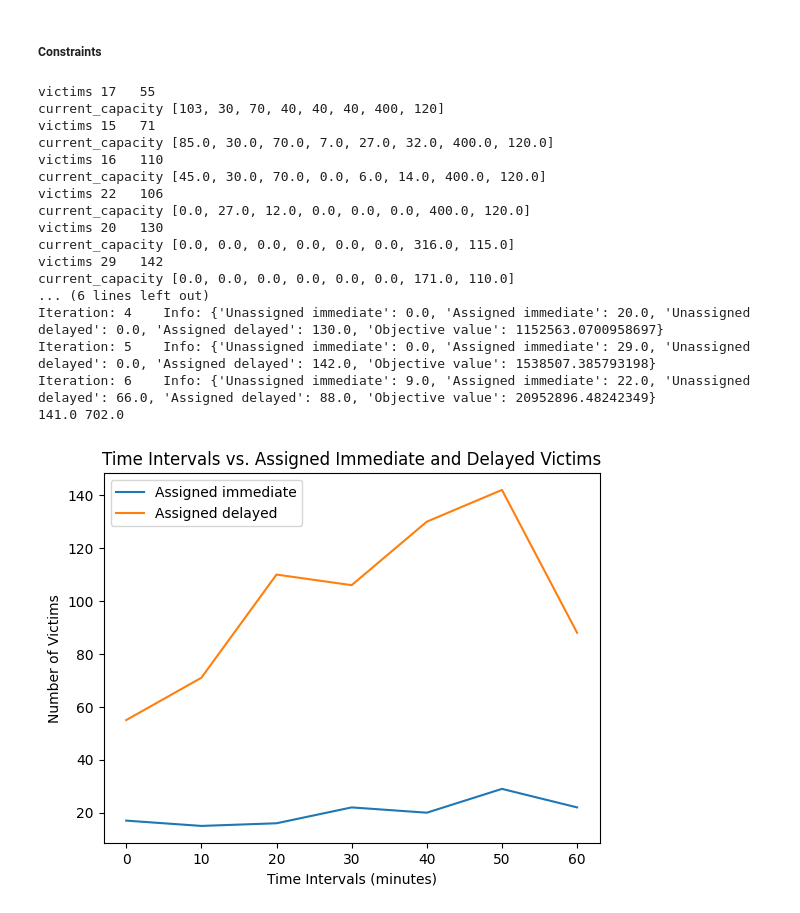
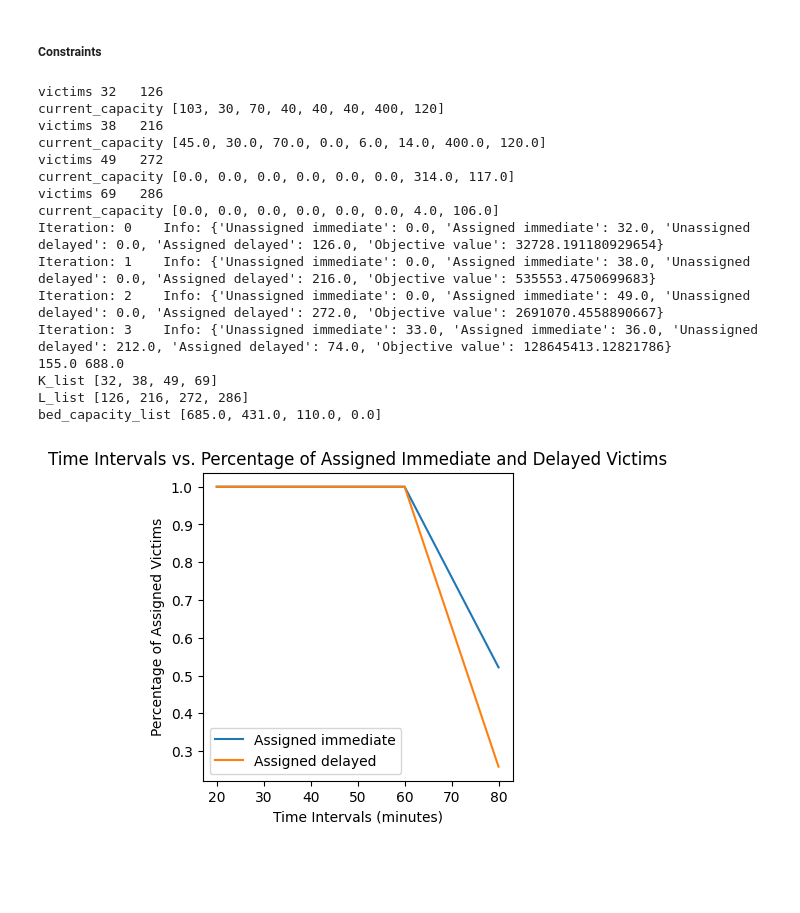
Before and after one commit to busra-ashak/INDR491-Victim-Allocation, a Jupyter notebook: INDR491_victim_allocation_better.ipynb, the cells around one changed output. Cells and saved outputs as stored; diff of their text form; code cells hidden in the pictures; blank space fills up the shorter version.

Commit message:
new plots are added

```diff
--- a/INDR491_victim_allocation_better.ipynb
+++ b/INDR491_victim_allocation_better.ipynb
@@ -132,6 +132,9 @@ hospital_dict = Parameters.hospital_dict(db_cursor)
 hospital_id_list = Parameters.hospital_id_lists(hospital_dict)
 leftover_bed_capacity_list = Parameters.hospital_bed_capacity_lists(hospital_dict)
 records = {}
+K_list = []
+L_list = []
+bed_capacity_list = []
 def record_of_allocation(time_interval):
     global leftover_bed_capacity_list
     global m
@@ -142,14 +145,17 @@ def record_of_allocation(time_interval):
         m = pyo.ConcreteModel()
         unassigned_immediate, assigned_immediate, unassigned_delayed, assigned_delayed, \
         objective_value = solve_model_periodically(start_time, end_time, leftover_bed_capacity_list)
-
+        # get K and L from solve_model_periodically
+        K_list.append(K)
+        L_list.append(L)
+        bed_capacity_list.append(sum(leftover_bed_capacity_list))
         records[i] = {"Unassigned immediate": unassigned_immediate, "Assigned immediate": assigned_immediate, \
                     "Unassigned delayed": unassigned_delayed, "Assigned delayed": assigned_delayed, \
                     "Objective value": objective_value}
         i += 1
     return records
 # %%
-time_interval = 10
+time_interval = 20
 result = record_of_allocation(time_interval)
 total_immediate = 0
 total_delayed = 0
@@ -158,37 +164,40 @@ for key,value in result.items():
     total_immediate += value['Assigned immediate']
     total_delayed += value['Assigned delayed']
 print(total_immediate, total_delayed)
+
+print("K_list", K_list)
+print("L_list", L_list)
+print("bed_capacity_list", bed_capacity_list)
 # %% [output]
-victims 17   55
+victims 32   126
 current_capacity [103, 30, 70, 40, 40, 40, 400, 120]
-victims 15   71
-current_capacity [85.0, 30.0, 70.0, 7.0, 27.0, 32.0, 400.0, 120.0]
-victims 16   110
+victims 38   216
 current_capacity [45.0, 30.0, 70.0, 0.0, 6.0, 14.0, 400.0, 120.0]
-victims 22   106
-current_capacity [0.0, 27.0, 12.0, 0.0, 0.0, 0.0, 400.0, 120.0]
-victims 20   130
-current_capacity [0.0, 0.0, 0.0, 0.0, 0.0, 0.0, 316.0, 115.0]
-victims 29   142
-current_capacity [0.0, 0.0, 0.0, 0.0, 0.0, 0.0, 171.0, 110.0]
-... (6 lines left out)
-Iteration: 4    Info: {'Unassigned immediate': 0.0, 'Assigned immediate': 20.0, 'Unassigned delayed': 0.0, 'Assigned delayed': 130.0, 'Objective value': 1152563.0700958697}
-Iteration: 5    Info: {'Unassigned immediate': 0.0, 'Assigned immediate': 29.0, 'Unassigned delayed': 0.0, 'Assigned delayed': 142.0, 'Objective value': 1538507.385793198}
-Iteration: 6    Info: {'Unassigned immediate': 9.0, 'Assigned immediate': 22.0, 'Unassigned delayed': 66.0, 'Assigned delayed': 88.0, 'Objective value': 20952896.48242349}
-141.0 702.0
+victims 49   272
+current_capacity [0.0, 0.0, 0.0, 0.0, 0.0, 0.0, 314.0, 117.0]
+victims 69   286
+current_capacity [0.0, 0.0, 0.0, 0.0, 0.0, 0.0, 4.0, 106.0]
+Iteration: 0    Info: {'Unassigned immediate': 0.0, 'Assigned immediate': 32.0, 'Unassigned delayed': 0.0, 'Assigned delayed': 126.0, 'Objective value': 32728.191180929654}
+Iteration: 1    Info: {'Unassigned immediate': 0.0, 'Assigned immediate': 38.0, 'Unassigned delayed': 0.0, 'Assigned delayed': 216.0, 'Objective value': 535553.4750699683}
+Iteration: 2    Info: {'Unassigned immediate': 0.0, 'Assigned immediate': 49.0, 'Unassigned delayed': 0.0, 'Assigned delayed': 272.0, 'Objective value': 2691070.4558890667}
+Iteration: 3    Info: {'Unassigned immediate': 33.0, 'Assigned immediate': 36.0, 'Unassigned delayed': 212.0, 'Assigned delayed': 74.0, 'Objective value': 128645413.12821786}
+155.0 688.0
+K_list [32, 38, 49, 69]
+L_list [126, 216, 272, 286]
+bed_capacity_list [685.0, 431.0, 110.0, 0.0]
-# %%
-# Plotting the results
-x = list(result.keys())
-x_time = [i*time_interval for i in x]
-y_immediate = [result[key]['Assigned immediate'] for key in x]
-y_delayed = [result[key]['Assigned delayed'] for key in x]
-plt.plot(x_time, y_immediate, label = "Assigned immediate")
-plt.plot(x_time, y_delayed, label = "Assigned delayed")
-plt.xlabel('Time Intervals (minutes)')
-plt.ylabel('Number of Victims')
-plt.title('Time Intervals vs. Assigned Immediate and Delayed Victims')
-plt.legend()
-plt.show()
-# %% [output]
-[figure, removed]
+# %%
+# Graph of percentage of assigned immediate and delayed victims over time
+x = list(result.keys())
+x_time = [(i+1)*time_interval for i in x]
+y_immediate = [result[key]['Assigned immediate']/K_list[key] for key in x]
+y_delayed = [result[key]['Assigned delayed']/L_list[key] for key in x]
+plt.plot(x_time, y_immediate, label = "Assigned immediate")
+plt.plot(x_time, y_delayed, label = "Assigned delayed")
+plt.xlabel('Time Intervals (minutes)')
+plt.ylabel('Percentage of Assigned Victims')
+plt.title('Time Intervals vs. Percentage of Assigned Immediate and Delayed Victims')
+plt.legend()
+plt.show()
+# %% [output]
+[figure, added]
 # %%
```
Also changed, not shown: parts of 2 cells of this notebook.
